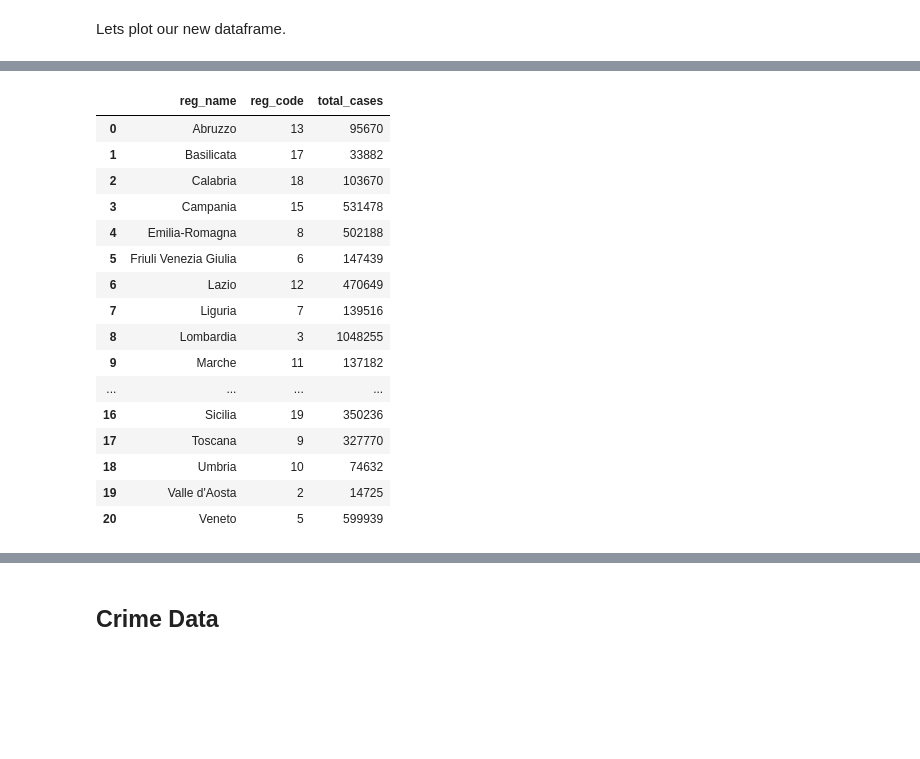
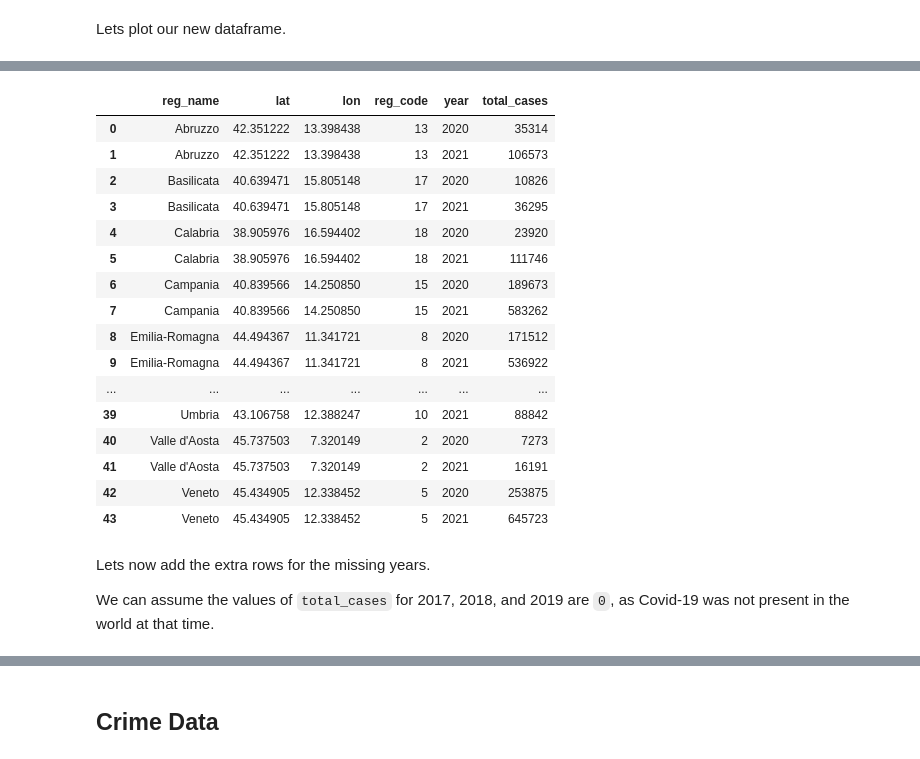
Before and after one commit to OmdenaAI/milan-italy-impact-covid-crimes, a Jupyter notebook: src/tasks/task-2-data-cleaning/files.ipynb, the cells around one changed output, grey strips where cells are left out. Cells and saved outputs as stored; diff of their text form; code cells hidden in the pictures; blank space fills up the shorter version.

```diff
--- a/src/tasks/task-2-data-cleaning/files.ipynb
+++ b/src/tasks/task-2-data-cleaning/files.ipynb
@@ -482,10 +510,10 @@ covid_df['date'] = pd.to_datetime(covid_df['date'])
 The data is on a daily basis. To make the data more manageable we can group the data by `year`, `month`, and `day_of_week`.
 # %%
 # Create a year and month column
-covid_df['year'] = pd.to_datetime(covid_df['date']).dt.year
-covid_df['month'] = pd.to_datetime(covid_df['date']).dt.month
-covid_df['week'] = pd.to_datetime(covid_df['date']).dt.isocalendar().week
-covid_df['day_of_week'] = pd.to_datetime(covid_df['date']).dt.dayofweek
+covid_df['year'] = covid_df['date'].dt.year
+covid_df['month'] = covid_df['date'].dt.month
+covid_df['week'] = covid_df['date'].dt.isocalendar().week
+covid_df['day_of_week'] = covid_df['date'].dt.dayofweek
 covid_df
 # %% [output]
 |  | date | state | reg_code | reg_name | lat | lon | total_cases | year | month | week | ... |
@@ -609,22 +719,26 @@ Lets group the data by `region` and `reg_code` and return the `max` value of `to
 # %%
 # Create a dataframe with the total cases by region
-covid_cases_max = pd.DataFrame(covid_df_dates.groupby(['reg_name', 'reg_code'])['total_cases'].max()).reset_index()
-covid_cases_max
+covid_totals = covid_df[covid_df['year'].isin([2020, 2021])].groupby(['reg_name', 'lat', 'lon', 'reg_code', 'year'])['total_cases'].max().reset_index()
+covid_totals
 # %% [output]
-|  | reg_name | reg_code | total_cases |
-| 0 | Abruzzo | 13 | 95670 |
-| 1 | Basilicata | 17 | 33882 |
-| 2 | Calabria | 18 | 103670 |
-| 3 | Campania | 15 | 531478 |
-| 4 | Emilia-Romagna | 8 | 502188 |
-| 5 | Friuli Venezia Giulia | 6 | 147439 |
-| 6 | Lazio | 12 | 470649 |
-| 7 | Liguria | 7 | 139516 |
-| 8 | Lombardia | 3 | 1048255 |
-| 9 | Marche | 11 | 137182 |
-| ... | ... | ... | ... |
-| 16 | Sicilia | 19 | 350236 |
-| 17 | Toscana | 9 | 327770 |
-| 18 | Umbria | 10 | 74632 |
-| 19 | Valle d'Aosta | 2 | 14725 |
-| 20 | Veneto | 5 | 599939 |
+|  | reg_name | lat | lon | reg_code | year | total_cases |
+| 0 | Abruzzo | 42.351222 | 13.398438 | 13 | 2020 | 35314 |
+| 1 | Abruzzo | 42.351222 | 13.398438 | 13 | 2021 | 106573 |
+| 2 | Basilicata | 40.639471 | 15.805148 | 17 | 2020 | 10826 |
+| 3 | Basilicata | 40.639471 | 15.805148 | 17 | 2021 | 36295 |
+| 4 | Calabria | 38.905976 | 16.594402 | 18 | 2020 | 23920 |
+| 5 | Calabria | 38.905976 | 16.594402 | 18 | 2021 | 111746 |
+| 6 | Campania | 40.839566 | 14.250850 | 15 | 2020 | 189673 |
+| 7 | Campania | 40.839566 | 14.250850 | 15 | 2021 | 583262 |
+| 8 | Emilia-Romagna | 44.494367 | 11.341721 | 8 | 2020 | 171512 |
+| 9 | Emilia-Romagna | 44.494367 | 11.341721 | 8 | 2021 | 536922 |
+| ... | ... | ... | ... | ... | ... | ... |
+| 39 | Umbria | 43.106758 | 12.388247 | 10 | 2021 | 88842 |
+| 40 | Valle d'Aosta | 45.737503 | 7.320149 | 2 | 2020 | 7273 |
+| 41 | Valle d'Aosta | 45.737503 | 7.320149 | 2 | 2021 | 16191 |
+| 42 | Veneto | 45.434905 | 12.338452 | 5 | 2020 | 253875 |
+| 43 | Veneto | 45.434905 | 12.338452 | 5 | 2021 | 645723 |
+# %% [markdown]
+Lets now add the extra rows for the missing years.
+
+We can assume the values of `total_cases` for 2017, 2018, and 2019 are `0`, as Covid-19 was not present in the world at that time.
```
Also changed, not shown: parts of 138 cells of this notebook.
